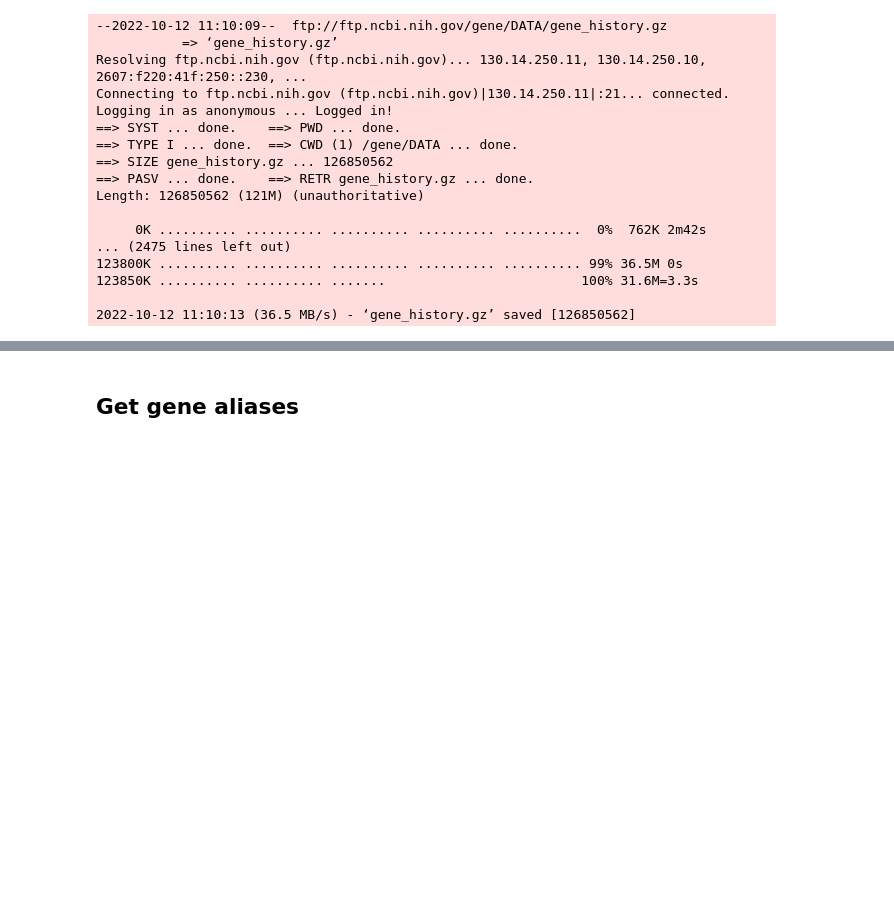
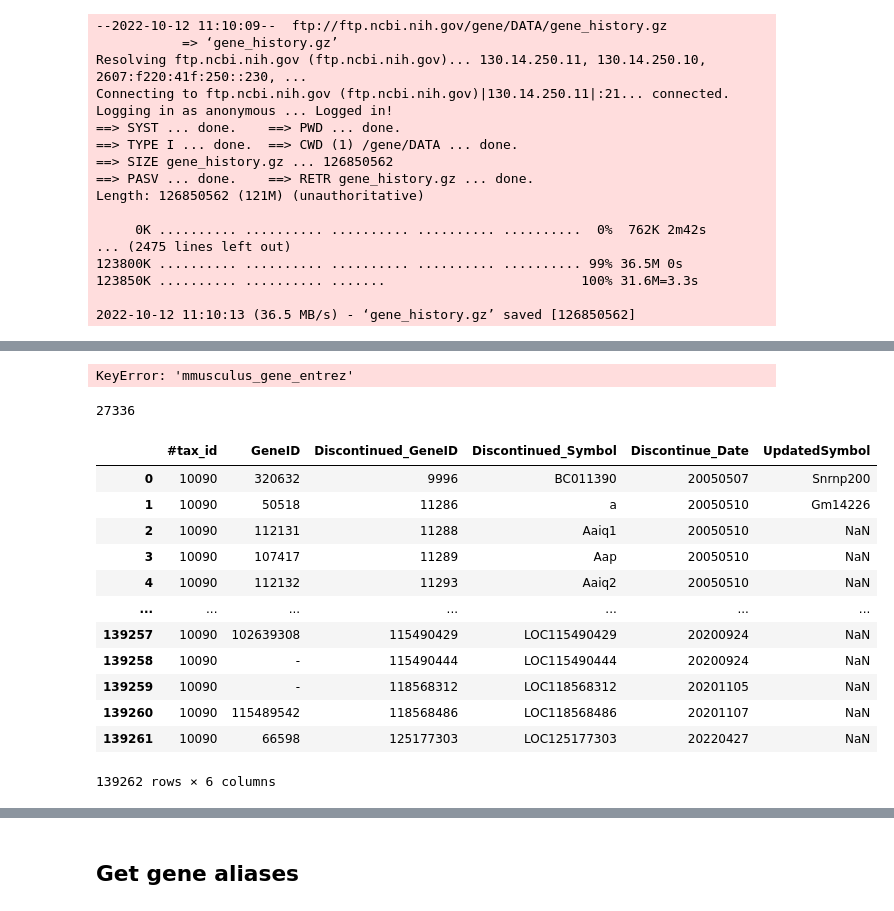
Before and after one commit to ben-heil/mousiplier-backend, a Jupyter notebook: data/process_raw_data.ipynb, the cells around one changed output, grey strips where cells are left out. Cells and saved outputs as stored; diff of their text form; code cells hidden in the pictures; blank space fills up the shorter version.

Commit message:
Add process to filter gene history

```diff
--- a/data/process_raw_data.ipynb
+++ b/data/process_raw_data.ipynb
@@ -265,0 +286,47 @@ Length: 126850562 (121M) (unauthoritative)
+# %%
+server = biomart.BiomartServer('http://uswest.ensembl.org/biomart')
+mart = server.datasets['mmusculus_gene_ensembl']
+# %% [output]
+KeyError: 'mmusculus_gene_entrez'
+# %%
+attributes = ['mgi_symbol', 'entrezgene_id']
+# %%
+# Get the mapping between the attributes
+response = mart.search({'attributes': attributes})
+data = response.raw.data.decode('ascii')
+# %%
+entrez_to_genesymbol = {}
+# Store the data in a dict
+for line in data.splitlines():
+    line = line.split('\t')
+    # The entries are in the same order as in the `attributes` variable
+    gene_symbol = line[0]
+    entrez_id = line[1]
+
+    # Some of these keys may be an empty string. If you want, you can
+    # avoid having a '' key in your dict by ensuring the
+    # transcript/gene/peptide ids have a nonzero length before
+    # adding them to the dict
+    if len(entrez_id) > 0 and len(gene_symbol) > 0:
+        entrez_to_genesymbol[entrez_id] = gene_symbol
+# %%
+print(len(entrez_to_genesymbol))
+# %% [output]
+27336
+# %%
+history_df['UpdatedSymbol'] = history_df['GeneID'].map(entrez_to_genesymbol)
+history_df
+# %% [output]
+|  | #tax_id | GeneID | Discontinued_GeneID | Discontinued_Symbol | Discontinue_Date | UpdatedSymbol |
+| 0 | 10090 | 320632 | 9996 | BC011390 | 20050507 | Snrnp200 |
+| 1 | 10090 | 50518 | 11286 | a | 20050510 | Gm14226 |
+| 2 | 10090 | 112131 | 11288 | Aaiq1 | 20050510 | NaN |
+| 3 | 10090 | 107417 | 11289 | Aap | 20050510 | NaN |
+| 4 | 10090 | 112132 | 11293 | Aaiq2 | 20050510 | NaN |
+| ... | ... | ... | ... | ... | ... | ... |
+| 139257 | 10090 | 102639308 | 115490429 | LOC115490429 | 20200924 | NaN |
+| 139258 | 10090 | - | 115490444 | LOC115490444 | 20200924 | NaN |
+| 139259 | 10090 | - | 118568312 | LOC118568312 | 20201105 | NaN |
+| 139260 | 10090 | 115489542 | 118568486 | LOC118568486 | 20201107 | NaN |
+| 139261 | 10090 | 66598 | 125177303 | LOC125177303 | 20220427 | NaN |
+139262 rows × 6 columns
```
Also changed, not shown: parts of 6 cells of this notebook.
